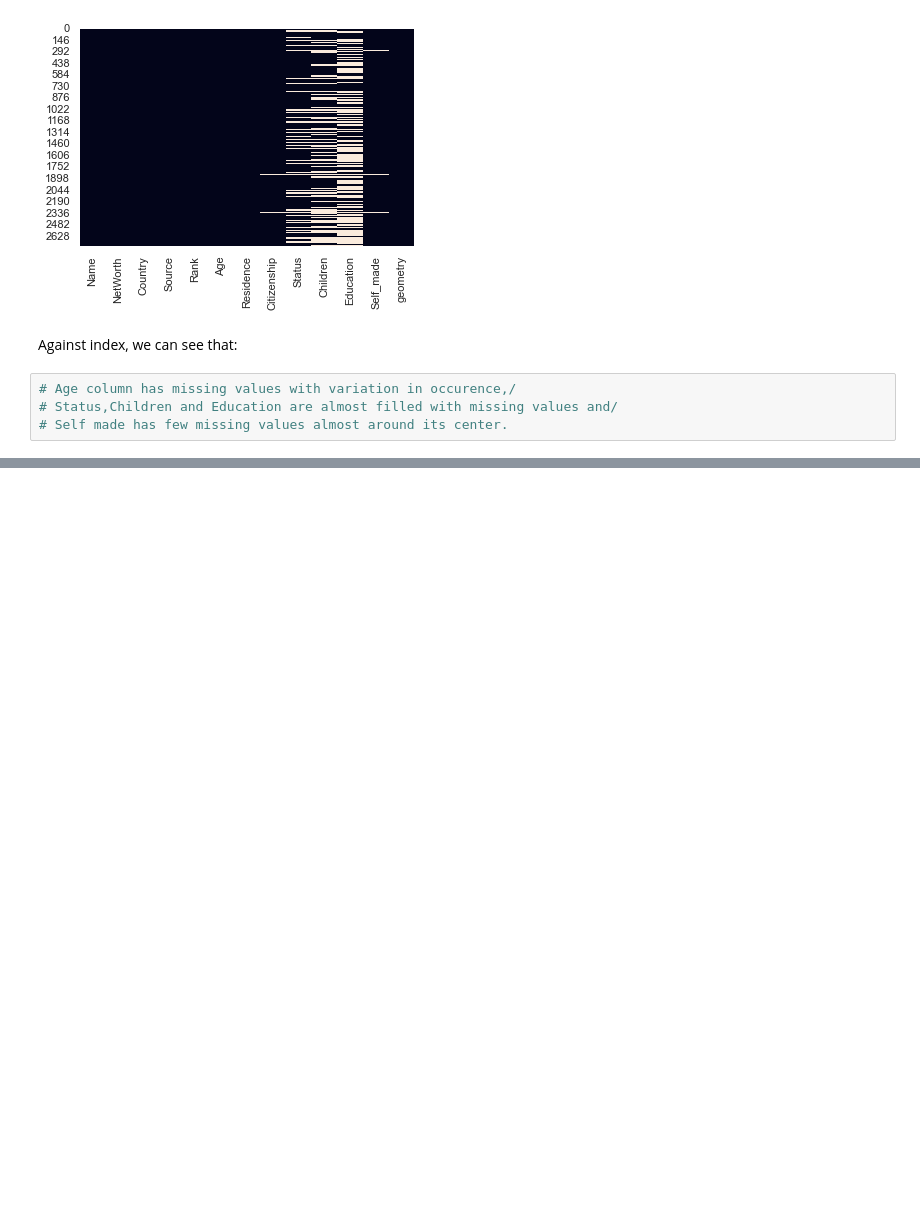
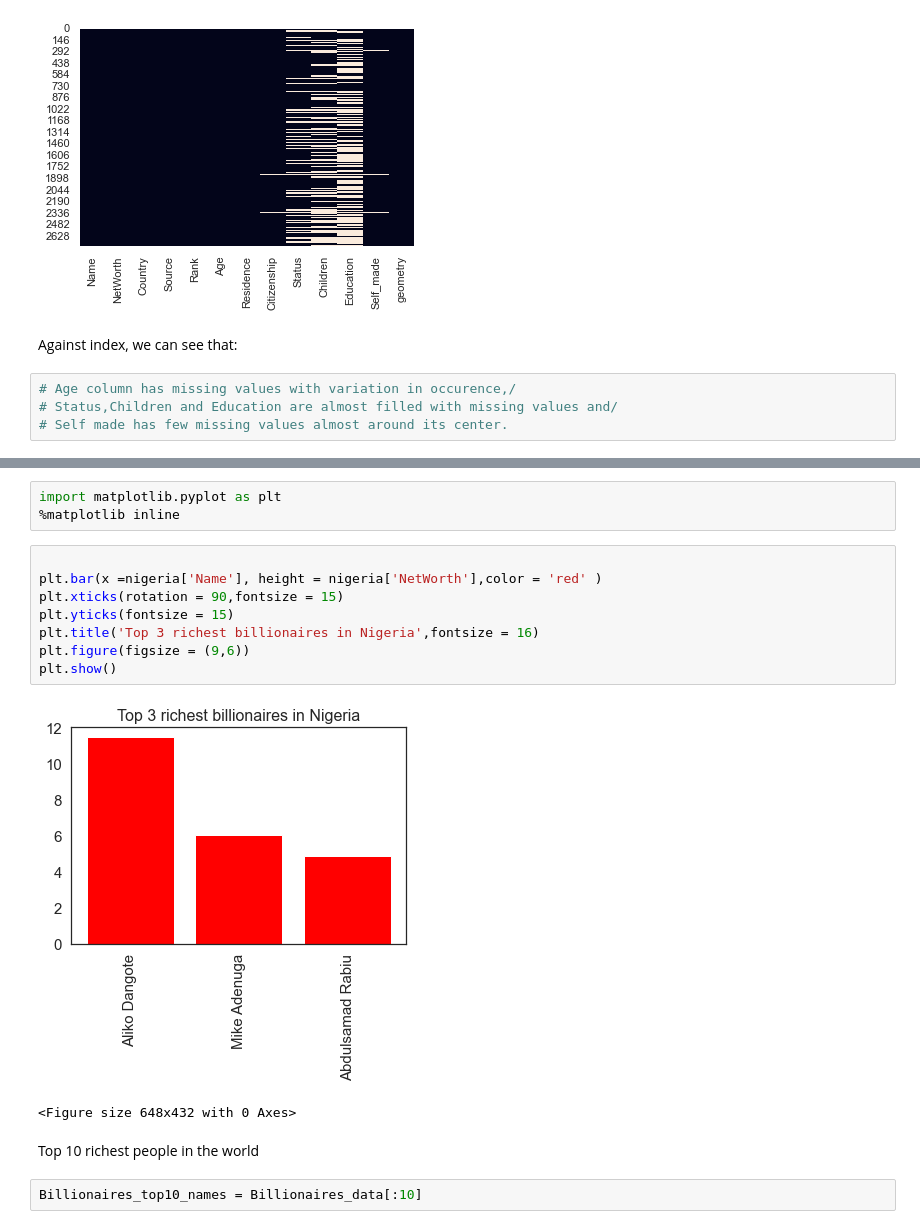
Before and after one commit to Rishiraj-singh7/World-Billionaires, a Jupyter notebook: main.ipynb, the cells around one changed output, grey strips where cells are left out. Cells and saved outputs as stored; diff of their text form; blank space fills up the shorter version.

```diff
--- a/main.ipynb
+++ b/main.ipynb
@@ -144,0 +236,18 @@ Against index, we can see that:
+# %%
+import matplotlib.pyplot as plt
+%matplotlib inline
+# %%
+
+plt.bar(x =nigeria['Name'], height = nigeria['NetWorth'],color = 'red' )
+plt.xticks(rotation = 90,fontsize = 15)
+plt.yticks(fontsize = 15)
+plt.title('Top 3 richest billionaires in Nigeria',fontsize = 16)
+plt.figure(figsize = (9,6))
+plt.show()
+# %% [output]
+[figure, added]
+<Figure size 648x432 with 0 Axes>
+# %% [markdown]
+Top 10 richest people in the world
+# %%
+Billionaires_top10_names = Billionaires_data[:10]
```
Also changed, not shown: parts of 13 cells of this notebook, 4 other files.
